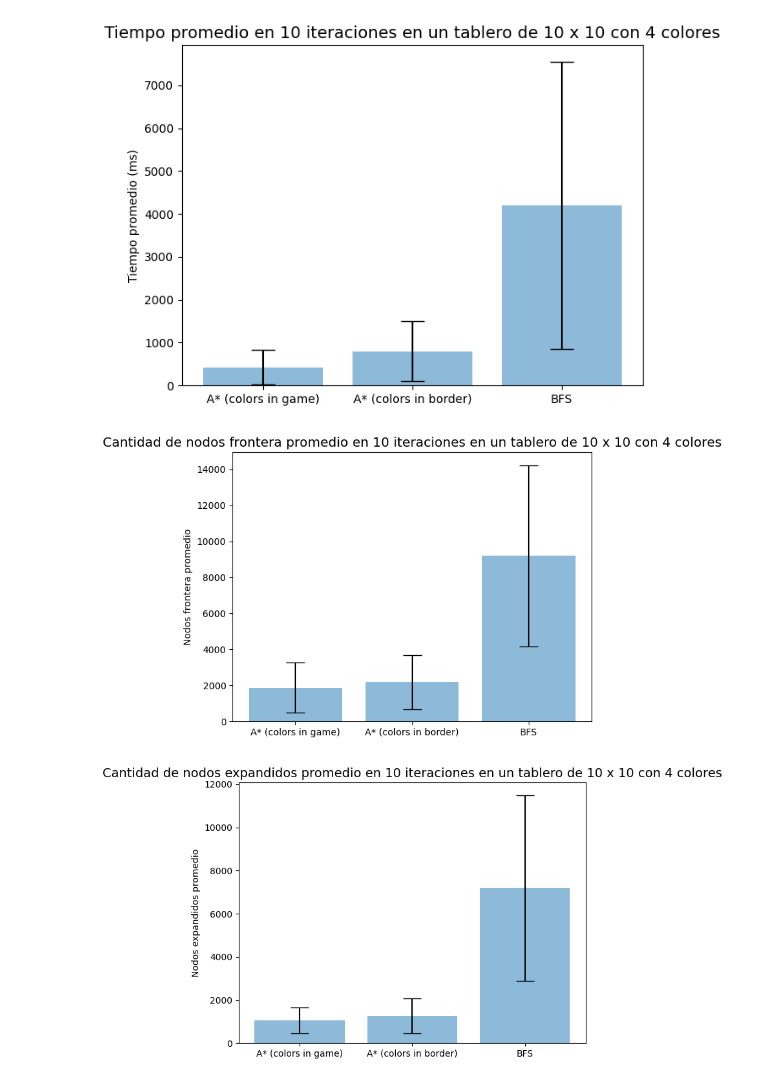
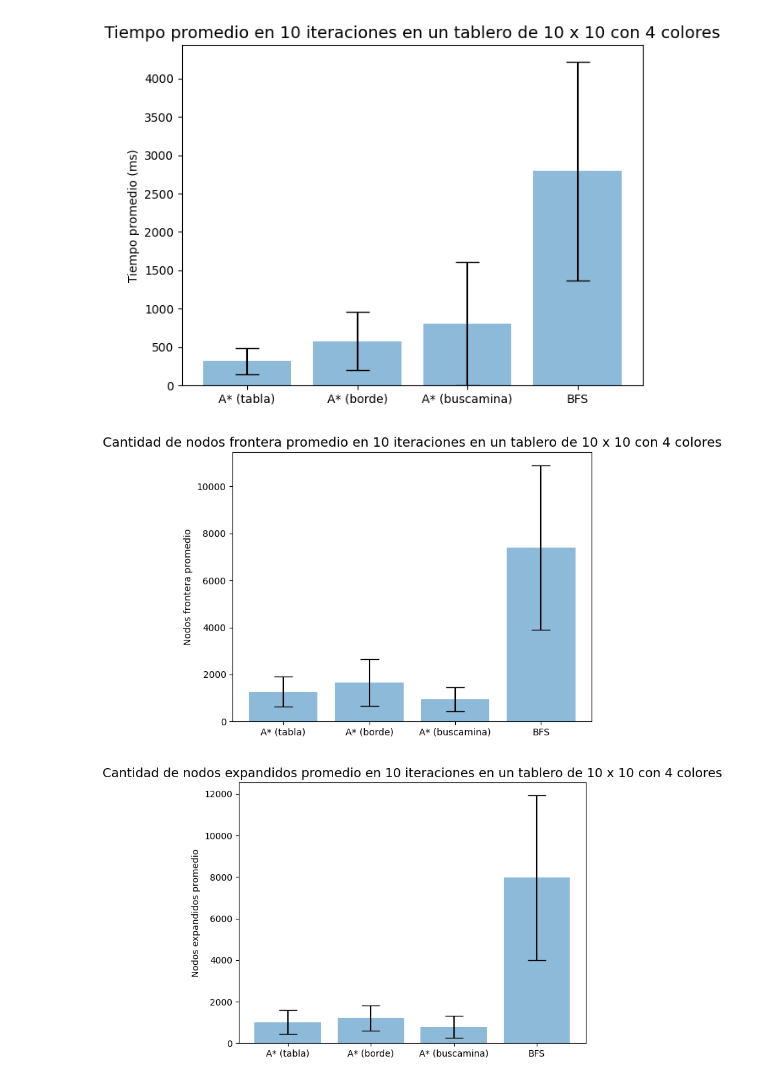
Before and after one commit to ichayer/sia, a Jupyter notebook: tp1/results.ipynb, the cells around one changed output. Saved outputs shown, nothing was run; the diff lists cells and outputs as text; code cells hidden in the pictures.

```diff
--- a/tp1/results.ipynb
+++ b/tp1/results.ipynb
@@ -24,6 +23,7 @@ color_count = config["color_count"]
 
 a_star_times_h1 = []
 a_star_times_h2 = []
+a_star_times_h3 = []
 bfs_times = []
 
 iters = 10
@@ -32,44 +32,50 @@ for i in range(iters):
 
     fz = new_fillzone_game(grid_size, color_count)
 
-    # A* h1
-    result = a_star_solver(fz, AdmissibleHeuristics.different_colors_in_game_minus_one)
+    # A*
+    result = a_star_solve(fz, AdmissibleHeuristics.different_colors_in_game_minus_one)
     a_star_times_h1.append(result.time * 1000)
-    # A* h2
-    result = a_star_solver(fz, AdmissibleHeuristics.different_colors_in_border)
+
+    result = a_star_solve(fz, AdmissibleHeuristics.different_colors_in_border)
     a_star_times_h2.append(result.time * 1000)
+
+    result = a_star_solve(fz, AdmissibleHeuristics.buscaminas_distance)
+    a_star_times_h3.append(result.time * 1000)
+
     # BFS
     result = bfs_solve(fz)
     bfs_times.append(result.time * 1000)
 
 # Calculo de la media y desvío estándar para cada método
 a_star_mean_h1 = np.mean(a_star_times_h1)
 a_star_mean_h2 = np.mean(a_star_times_h2)
+a_star_mean_h3 = np.mean(a_star_times_h3)
 bfs_mean = np.mean(bfs_times)
 
 a_star_std_h1 = np.std(a_star_times_h1)
 a_star_std_h2 = np.std(a_star_times_h2)
+a_star_std_h3 = np.mean(a_star_times_h3)
 bfs_std = np.std(bfs_times)
 
 # Lista con los valores de tiempo promedio y desvío estándar para cada método
-means = [a_star_mean_h1, a_star_mean_h2, bfs_mean]
-stds = [a_star_std_h1, a_star_std_h2, bfs_std]
+means = [a_star_mean_h1, a_star_mean_h2, a_star_mean_h3, bfs_mean]
+stds = [a_star_std_h1, a_star_std_h2, a_star_std_h3 ,bfs_std]
 
 # Gráfico de barras
 fig, ax = plt.subplots()
-x_labels = ["A* (colors in game)", "A* (colors in border)", "BFS"]
+x_labels = ["A* (tabla)", "A* (borde)", "A* (buscamina)", "BFS"]
 x_pos = np.arange(len(x_labels))
 ax.bar(x_pos, means, yerr=stds, align="center", alpha=0.5, ecolor="black", capsize=10)
 ax.set_xticks(x_pos)
 ax.set_xticklabels(x_labels)
 ax.set_ylabel("Tiempo promedio (ms)")
 ax.set_ylim(bottom=0)
 ax.set_title(f"Tiempo promedio en {iters} iteraciones en un tablero de {grid_size} x {grid_size} con {color_count} colores",
              fontsize=14)
 plt.tight_layout()
 plt.show()
 # %% [output]
-[figure, old version]
+[figure, new version]
 # %%
 """
     Este codigo genera el gráfico correspondiente a la cantidad de nodos frontera de los algoritmos optimos
@@ -78,6 +84,7 @@ plt.show()
 
 a_star_nodes_h1 = []
 a_star_nodes_h2 = []
+a_star_nodes_h3 = []
 bfs_nodes = []
 
 iters = 10
@@ -86,12 +93,16 @@ for i in range(iters):
 
     fz = new_fillzone_game(grid_size, color_count)
 
-    # A* h1
-    result = a_star_solver(fz, AdmissibleHeuristics.different_colors_in_game_minus_one)
+    # A*
+    result = a_star_solve(fz, AdmissibleHeuristics.different_colors_in_game_minus_one)
     a_star_nodes_h1.append(result.border_nodes)
-    # A* h2
-    result = a_star_solver(fz, AdmissibleHeuristics.different_colors_in_border)
+
+    result = a_star_solve(fz, AdmissibleHeuristics.different_colors_in_border)
     a_star_nodes_h2.append(result.border_nodes)
+
+    result = a_star_solve(fz, AdmissibleHeuristics.buscaminas_distance)
+    a_star_nodes_h3.append(result.border_nodes)
+
     # BFS
     result = bfs_solve(fz)
     bfs_nodes.append(result.border_nodes)
@@ -99,19 +110,21 @@ for i in range(iters):
 # Calculo de la media y desvío estándar para cada método
 a_star_mean_h1 = np.mean(a_star_nodes_h1)
 a_star_mean_h2 = np.mean(a_star_nodes_h2)
+a_star_mean_h3 = np.mean(a_star_nodes_h3)
 bfs_mean = np.mean(bfs_nodes)
 
 a_star_std_h1 = np.std(a_star_nodes_h1)
 a_star_std_h2 = np.std(a_star_nodes_h2)
+a_star_std_h3 = np.std(a_star_nodes_h3)
 bfs_std = np.std(bfs_nodes)
 
 # Lista con los valores de tiempo promedio y desvío estándar para cada método
-means = [a_star_mean_h1, a_star_mean_h2, bfs_mean]
-stds = [a_star_std_h1, a_star_std_h2, bfs_std]
+means = [a_star_mean_h1, a_star_mean_h2, a_star_mean_h3, bfs_mean]
+stds = [a_star_std_h1, a_star_std_h2, a_star_std_h3, bfs_std]
 
 # Gráfico de barras
 fig, ax = plt.subplots()
-x_labels = ["A* (colors in game)", "A* (colors in border)", "BFS"]
+x_labels = ["A* (tabla)", "A* (borde)", "A* (buscamina)", "BFS"]
 x_pos = np.arange(len(x_labels))
 ax.bar(x_pos, means, yerr=stds, align="center", alpha=0.5, ecolor="black", capsize=10)
 ax.set_xticks(x_pos)
@@ -124,7 +137,7 @@ ax.set_title(f"Cantidad de nodos frontera promedio en {iters} iteraciones "
 plt.tight_layout()
 plt.show()
 # %% [output]
-[figure, old version]
+[figure, new version]
 # %%
 """
     Este codigo genera el gráfico correspondiente a la cantidad de expandidos por los algoritmos optimos
@@ -133,6 +146,7 @@ plt.show()
 
 a_star_nodes_h1 = []
 a_star_nodes_h2 = []
+a_star_nodes_h3 = []
 bfs_nodes = []
 
 iters = 10
@@ -141,12 +155,16 @@ for i in range(iters):
 
     fz = new_fillzone_game(grid_size, color_count)
 
-    # A* h1
-    result = a_star_solver(fz, AdmissibleHeuristics.different_colors_in_game_minus_one)
+    # A*
+    result = a_star_solve(fz, AdmissibleHeuristics.different_colors_in_game_minus_one)
     a_star_nodes_h1.append(result.nodes_expanded)
-    # A* h2
-    result = a_star_solver(fz, AdmissibleHeuristics.different_colors_in_border)
+
+    result = a_star_solve(fz, AdmissibleHeuristics.different_colors_in_border)
     a_star_nodes_h2.append(result.nodes_expanded)
+
+    result = a_star_solve(fz, AdmissibleHeuristics.buscaminas_distance)
+    a_star_nodes_h3.append(result.nodes_expanded)
+
     # BFS
     result = bfs_solve(fz)
     bfs_nodes.append(result.nodes_expanded)
@@ -154,19 +172,21 @@ for i in range(iters):
 # Calculo de la media y desvío estándar para cada método
 a_star_mean_h1 = np.mean(a_star_nodes_h1)
 a_star_mean_h2 = np.mean(a_star_nodes_h2)
+a_star_mean_h3 = np.mean(a_star_nodes_h3)
 bfs_mean = np.mean(bfs_nodes)
 
 a_star_std_h1 = np.std(a_star_nodes_h1)
 a_star_std_h2 = np.std(a_star_nodes_h2)
+a_star_std_h3 = np.std(a_star_nodes_h3)
 bfs_std = np.std(bfs_nodes)
 
 # Lista con los valores de tiempo promedio y desvío estándar para cada método
-means = [a_star_mean_h1, a_star_mean_h2, bfs_mean]
-stds = [a_star_std_h1, a_star_std_h2, bfs_std]
+means = [a_star_mean_h1, a_star_mean_h2, a_star_mean_h3, bfs_mean]
+stds = [a_star_std_h1, a_star_std_h2, a_star_std_h3, bfs_std]
 
 # Gráfico de barras
 fig, ax = plt.subplots()
-x_labels = ["A* (colors in game)", "A* (colors in border)", "BFS"]
+x_labels = ["A* (tabla)", "A* (borde)", "A* (buscamina)", "BFS"]
 x_pos = np.arange(len(x_labels))
 ax.bar(x_pos, means, yerr=stds, align="center", alpha=0.5, ecolor="black", capsize=10)
 ax.set_xticks(x_pos)
@@ -179,6 +199,6 @@ ax.set_title(f"Cantidad de nodos expandidos promedio en {iters} iteraciones "
 plt.tight_layout()
 plt.show()
 # %% [output]
-[figure, old version]
+[figure, new version]
 # %%
 """
```
Also changed, not shown: parts of 9 cells of this notebook, 2 other files.
